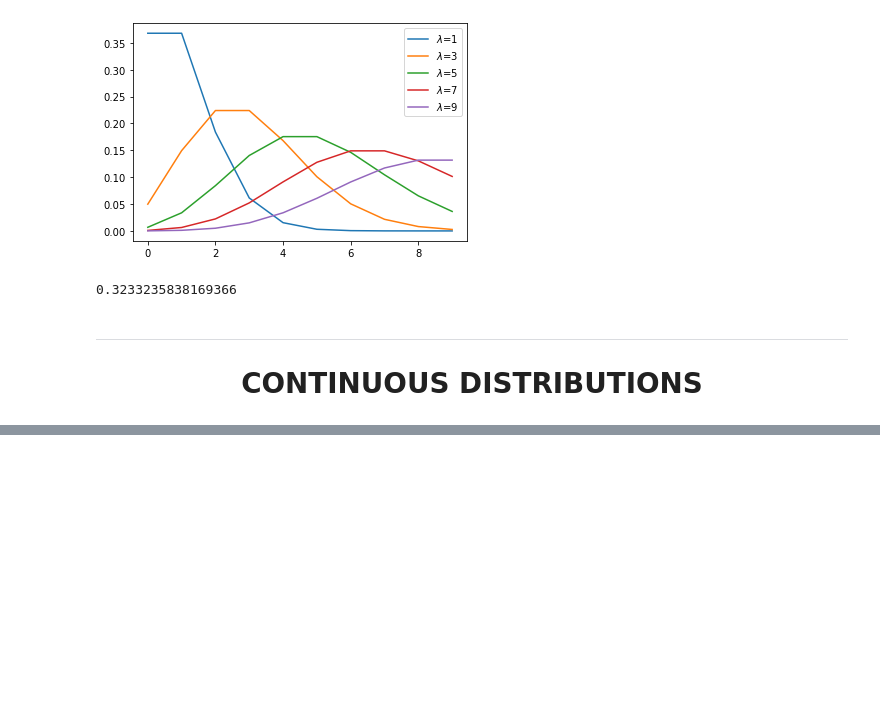
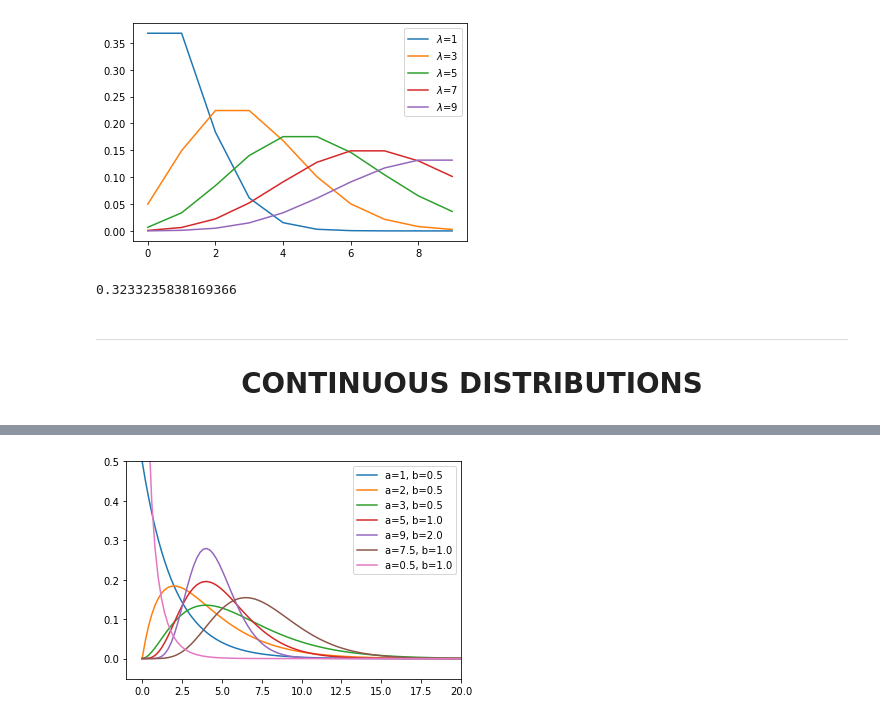
Before and after one commit to nguyetvo/cch-data-notebooks, a Jupyter notebook: unit_4/mot-vai-phan-phoi.ipynb, the cells around one changed output, grey strips where cells are left out. Saved outputs shown, nothing was run; the diff lists cells and outputs as text; code cells hidden in the pictures; blank space fills up the shorter version.

```diff
--- a/unit_4/mot-vai-phan-phoi.ipynb
+++ b/unit_4/mot-vai-phan-phoi.ipynb
@@ -178,0 +237,11 @@ To be continued
+# %%
+# plot giống trang wiki
+arr = np.linspace(0,20,100)
+param = zip([1,2,3,5,9,7.5,0.5], 1/np.array([2,2,2,1,0.5,1,1,1]))
+for a, b in param:
+    plt.plot(arr, st.gamma(a=a, scale=1/b).pdf(arr), label=f"a={a}, b={b}")
+plt.xlim(right=20)
+plt.ylim(top=0.5)
+plt.legend();
+# %% [output]
+[figure, added]
```
Also changed, not shown: parts of 15 cells of this notebook.
